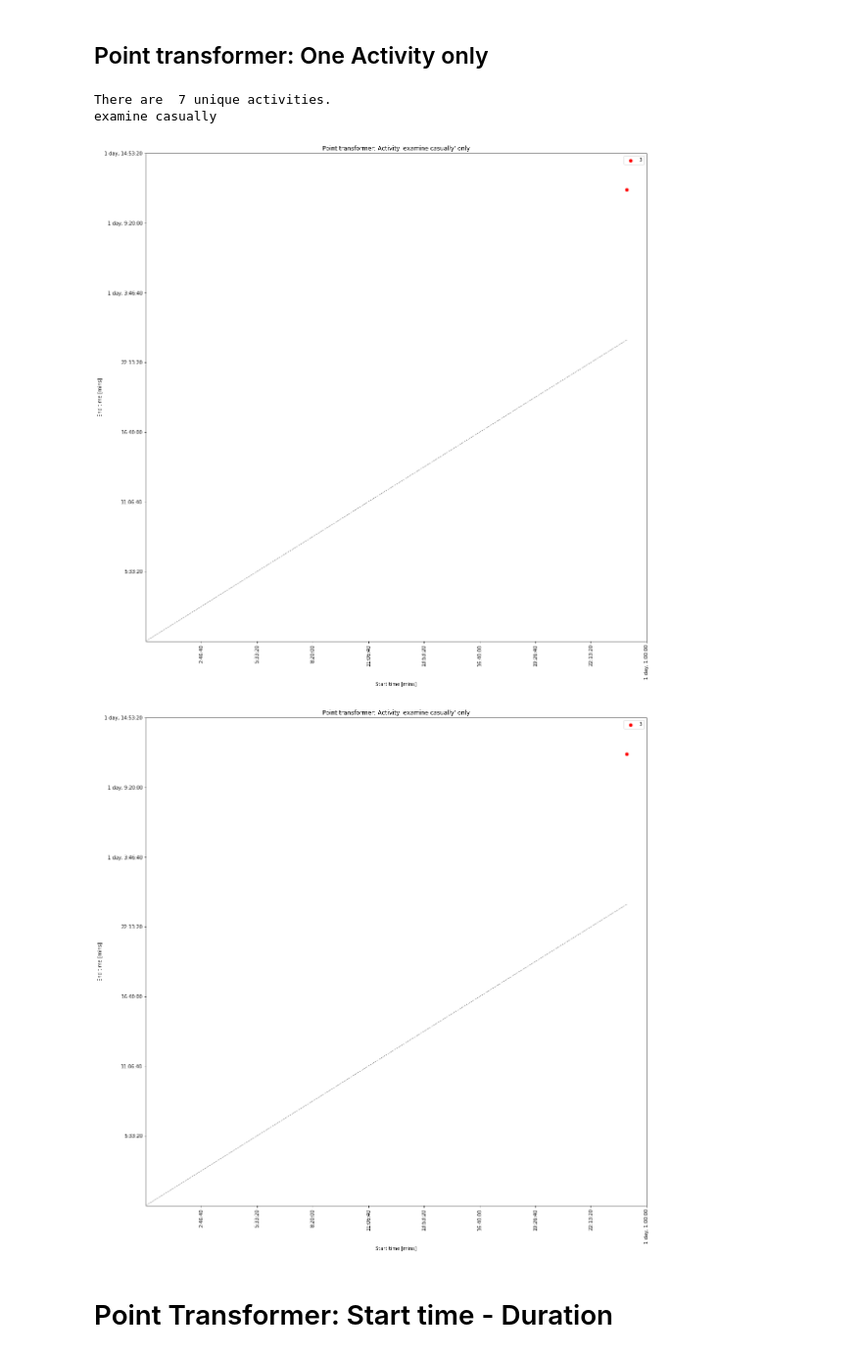
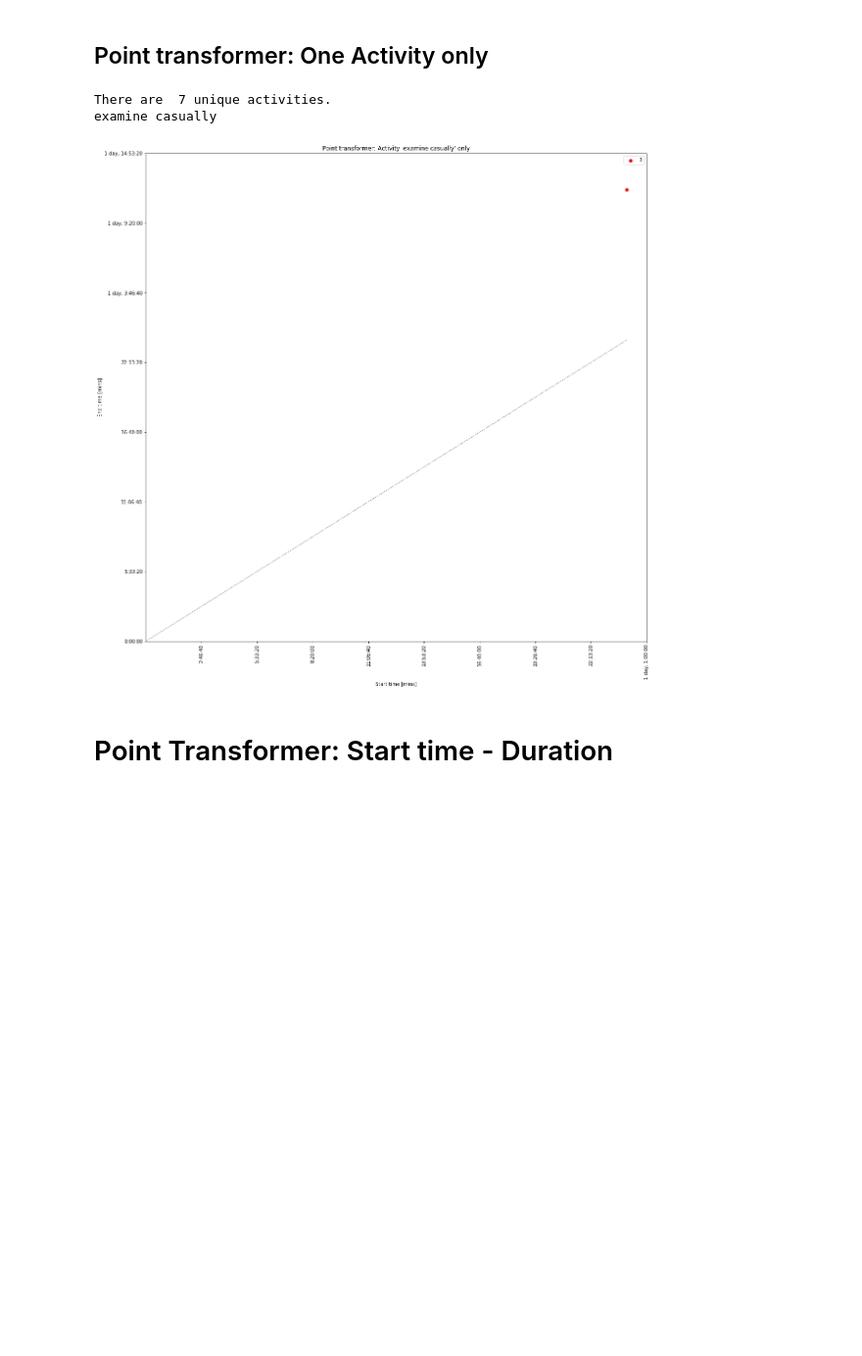
Before and after one commit to andreamalhera/perfSky, a Jupyter notebook: notebooks/pointTransformer.ipynb, the cells around one changed output. Shown at 98% size. Drawn from its saved outputs; the diff is of its cells as text; code cells hidden in the pictures; blank space fills up the shorter version.

```diff
--- a/notebooks/pointTransformer.ipynb
+++ b/notebooks/pointTransformer.ipynb
@@ -404,15 +395,14 @@ Saving in  /usr/local/trustyou/home/andream/nfs/processmining/experiments/catts_
 # %%
 #TODO: Adapt frame dynamically
 #TODO: Add start by zero option
 print('There are ', len(unique_act), 'unique activities.')
 activity_selection=unique_act[1]
 print(activity_selection)
-plot_point_transformer('Point transformer: Activity \''+ str(activity_selection) + '\' only', snippet , activity=activity_selection, size=1)
+figurepl = plot_point_transformer('Point transformer: Activity \''+ str(activity_selection) + '\' only', snippet , activity=activity_selection, size=1)
 # %% [output]
 There are  7 unique activities.
 examine casually
-[figure, old version]
+[figure, new version]
-[figure, removed]
 # %%
 #TODO: Test consistency of "duration and start time" plot
 #TODO: Clean real data from daily to parameterwise activities
```
Also changed, not shown: parts of 6 cells of this notebook.
